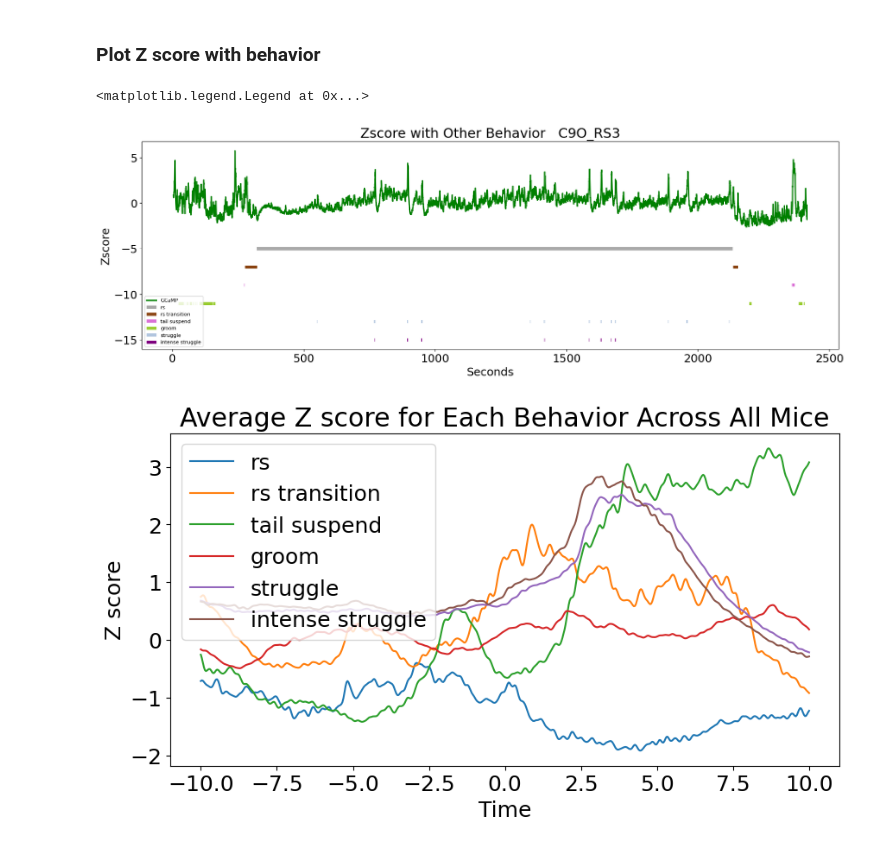
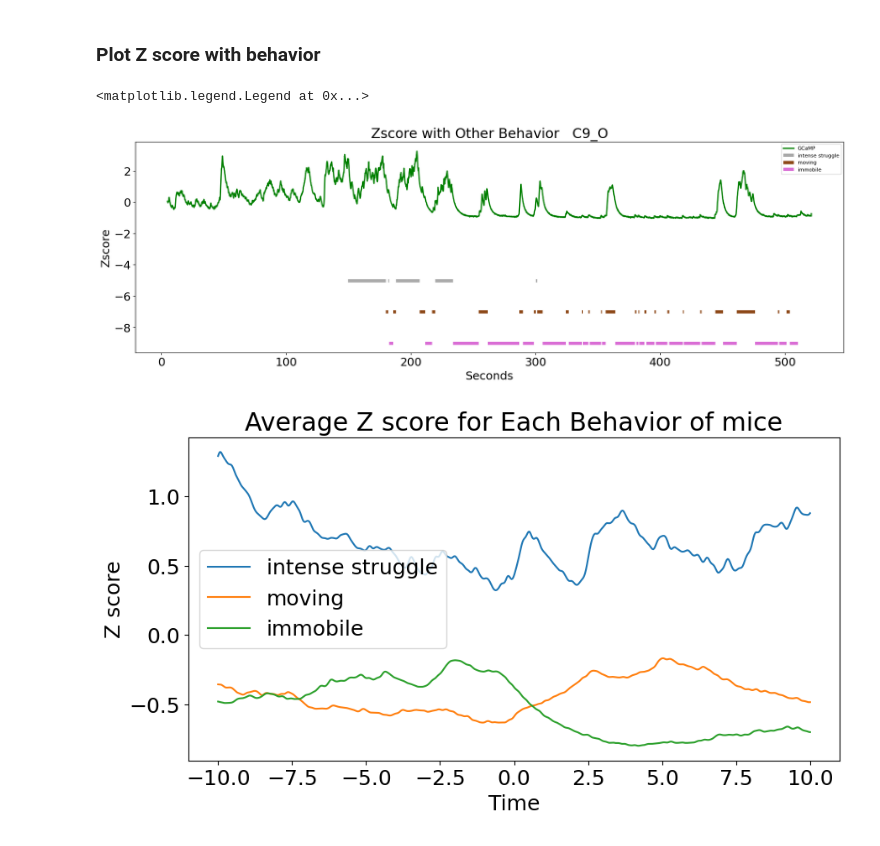
Before and after one commit to SabrinaYuY/Fiber_photometry_data_analysis, a Jupyter notebook: FphAnlaysis.ipynb, the cells around one changed output. Drawn from its saved outputs; the diff is of its cells as text; code cells hidden in the pictures.

```diff
--- a/FphAnlaysis.ipynb
+++ b/FphAnlaysis.ipynb
@@ -19,7 +19,7 @@ print("Current Working Directory:", os.getcwd())
 Current Working Directory: C:\Users\sabri\Documents\FiberPhotometry_DATA
 # %%
 Session_name = 'Data'
-tailfile_name = 'C9O_RS3'
+tailfile_name = 'C9_O'
 # %%
 fiberphotometry_path = os.path.join(r"C:\Users\sabri\Dropbox\PC\Documents\FiberPhotometry_DATA", Session_name, tailfile_name)
 print(fiberphotometry_path)
@@ -157,7 +157,8 @@ fiberphotometry recording starts and then when ethovision starts it sends a ttl
 remove the t_removal because all the fiberphotometry data was cut in the very front of the analysis to exclude artifacts from movement into the arena.
 # %%
 # behavior list from hand scoring in Ethovision
-behavior_list = ['rs','rs transition','tail suspend','groom','struggle','intense struggle']
+behavior_list =['intense struggle','moving','immobile']
+#['rs','rs transition','tail suspend','groom','struggle','intense struggle']
 # %%
 y_scale = 2 #adjust according to data needs
 y_shift = -5
@@ -201,7 +202,7 @@ for behavior_number in range (0,len(behavior_list)):
     behavior0 = df_duration[df_duration['Behavior'].str.contains(behavior_list[behavior_number])]
         # determine if it is point event or start/stop event
     judgek = behavior0['Event'].str.contains('point event').values.tolist()
-    judgek = judgek[0]
+    #judgek = judgek[0]
     if judgek == True:
         behavior_start = behavior_dic[tailfile_name][behavior_list[behavior_number]]["point event"]
         lengs = len(behavior_start)
@@ -226,13 +227,13 @@ for behavior_number in range (0,len(behavior_list)):
                 ax3.hlines(y= y_now , xmin=xmin_now, xmax=xmax_now, linewidth=5, color=color_list[behavior_number])
             else:
                 ax3.hlines(y= y_now , xmin=xmin_now, xmax=xmax_now, linewidth=5, color=color_list[behavior_number],label = behavior_list[behavior_number])
-ax3.set_ylabel(r'Zscore')
-ax3.set_xlabel('Seconds')
+                ax3.set_ylabel(r'Zscore')
+                ax3.set_xlabel('Seconds')
 ax3.set_title('Zscore with Other Behavior   ' + tailfile_name)
 ax3.legend(fontsize = 8)
 # %% [output]
 <matplotlib.legend.Legend at 0x...>
-[figure, old version]
+[figure, new version]
 # %%
 dff_start = -10
 dff_end = 10
@@ -317,35 +318,35 @@ for behavior, data in dict_Zscore_mice.items():
         behavior_Zscore[behavior] = []
 
     # Make all lists in Zscore_values the same length
     max_len = max(len(lst) for lst in Zscore_values)
     Zscore_values_equalized = [np.pad(lst, (0, max_len - len(lst)), 'constant', constant_values=np.nan) for lst in Zscore_values]
 
     # Append the equalized dF/F values for this behavior in this mouse to the list
     behavior_Zscore[behavior].extend(Zscore_values_equalized)
 
 # Initialize an empty dictionary to hold the average dF/F values for each behavior
 average_behavior_Zscore = {}
 
 # Calculate the average dF/F across all mice for each behavior
 for behavior, values in behavior_Zscore.items():
     max_len = max(len(lst) for lst in values)
     values_equalized = [np.pad(lst, (0, max_len - len(lst)), 'constant', constant_values=np.nan) for lst in values]
     average_behavior_Zscore[behavior] = np.nanmean(np.array(values_equalized), axis=0)
 
 # Get the time_point array (assuming it's the same for all behaviors and mice)
 time_point = list(dict_Zscore_mice.values())[0]['time_point']
 
 # Plot the average dF/F for each behavior
 plt.figure(figsize=(10, 5))
 for behavior, Zscore in average_behavior_Zscore.items():
     plt.plot(time_point, Zscore, label=behavior)
 plt.xlabel('Time')
 plt.ylabel('Z score')
-plt.title('Average Z score for Each Behavior Across All Mice')
+plt.title('Average Z score for Each Behavior of mice')
 plt.legend()
 plt.show()
 # %% [output]
-[figure, old version]
+[figure, new version]
 # %%
 from sklearn.metrics import auc
 from collections import defaultdict
```
Also changed, not shown: parts of 7 cells of this notebook.
